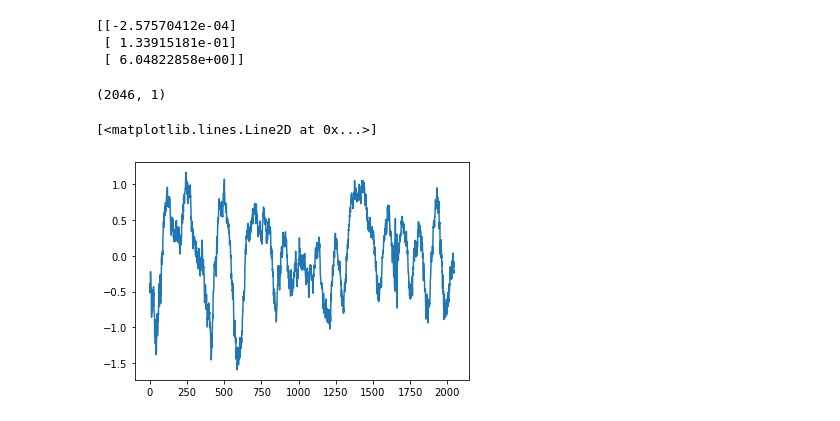
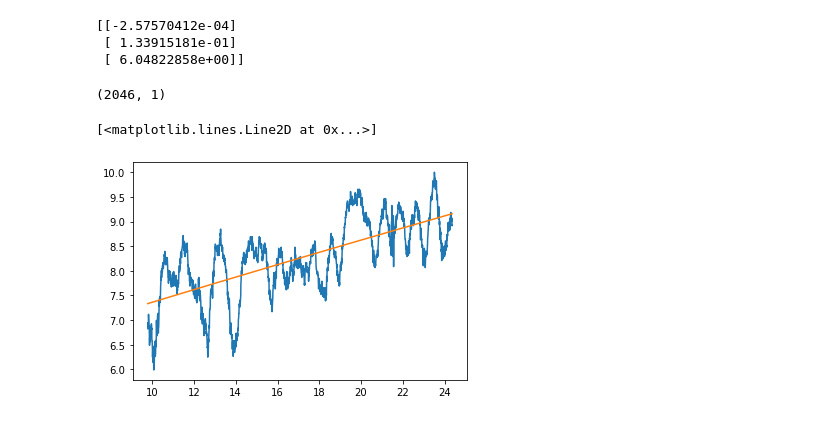
Before and after one commit to ziqing97/gnss_ir_analyze, a Jupyter notebook: src/test.ipynb, the cells around one changed output. Drawn from its saved outputs; the diff is of its cells as text; code cells hidden in the pictures.

```diff
--- a/src/test.ipynb
+++ b/src/test.ipynb
@@ -109,8 +119,9 @@ print(para)
 # %%
 print(snr1_volt_filtered.shape)
 snr1_ref = snr1_volt_filtered - (elevation_filtered**2 * para[0,0] + para[1,0]*elevation_filtered + para[2,0])
-plt.plot(snr1_ref)
+plt.plot(elevation_filtered,snr1_volt_filtered)
+plt.plot(elevation_filtered,(elevation_filtered**2 * para[0,0] + para[1,0]*elevation_filtered + para[2,0]))
 # %% [output]
 (2046, 1)
 [<matplotlib.lines.Line2D at 0x...>]
-[figure, old version]
+[figure, new version]
```
Also changed, not shown: parts of 17 cells of this notebook, 2 other files.
